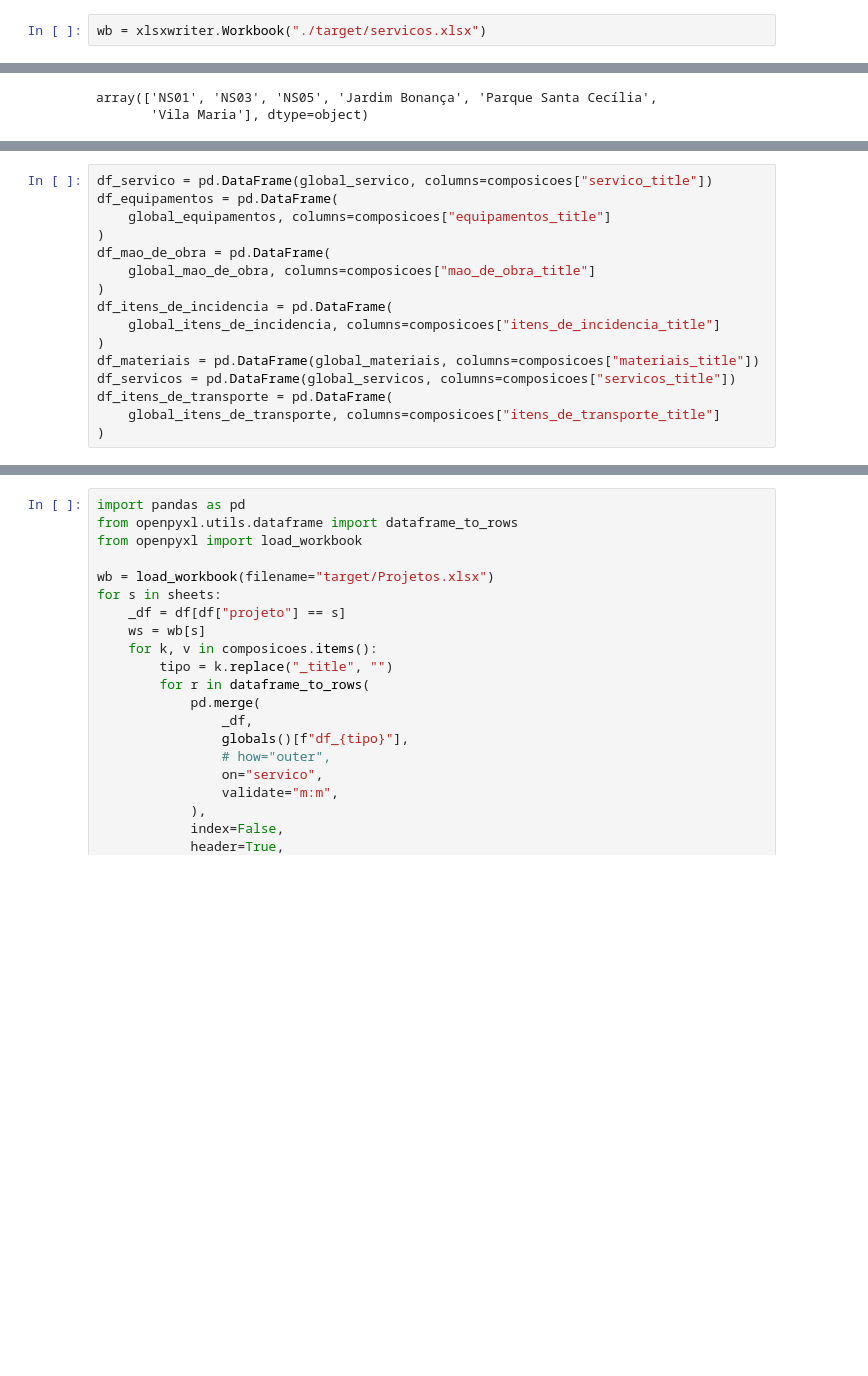
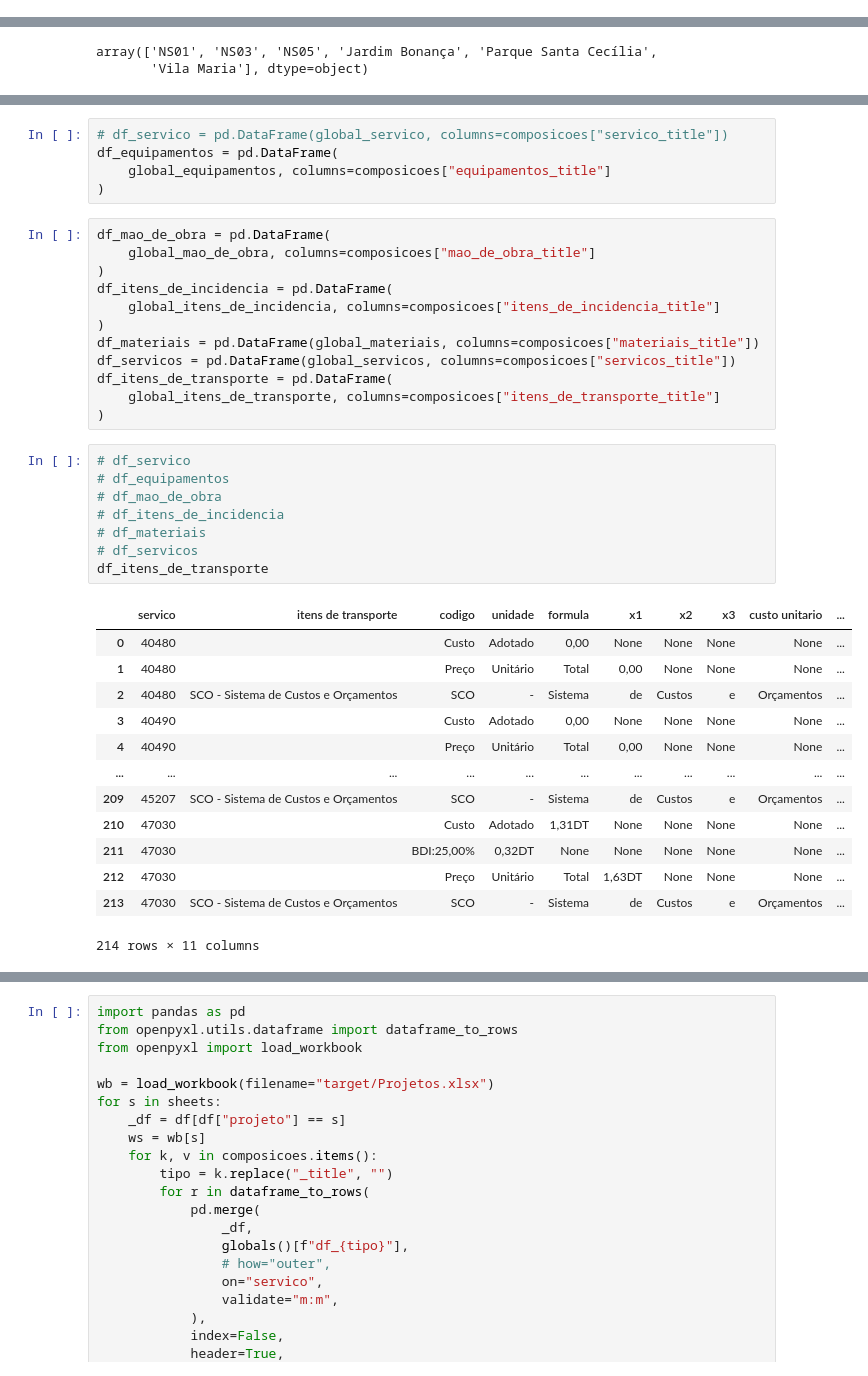
Before and after one commit to vinifroes/terraplanagem-pavimentacao, a Jupyter notebook: etl.ipynb, the cells around one changed output, grey strips where cells are left out. Drawn from its saved outputs; the diff is of its cells as text; blank space fills up the shorter version.

```diff
--- a/etl.ipynb
+++ b/etl.ipynb
@@ -86,6 +79,4 @@ composicoes = {
         "custo",
     ],
 }
-# %%
-wb = xlsxwriter.Workbook("./target/servicos.xlsx")
 # %%
@@ -456,8 +572,9 @@ df
+# %%
+# df_servico = pd.DataFrame(global_servico, columns=composicoes["servico_title"])
+df_equipamentos = pd.DataFrame(
+    global_equipamentos, columns=composicoes["equipamentos_title"]
+)
 # %%
-df_servico = pd.DataFrame(global_servico, columns=composicoes["servico_title"])
-df_equipamentos = pd.DataFrame(
-    global_equipamentos, columns=composicoes["equipamentos_title"]
-)
 df_mao_de_obra = pd.DataFrame(
     global_mao_de_obra, columns=composicoes["mao_de_obra_title"]
 )
@@ -469,3 +586,25 @@ df_servicos = pd.DataFrame(global_servicos, columns=composicoes["servicos_title"
 df_itens_de_transporte = pd.DataFrame(
     global_itens_de_transporte, columns=composicoes["itens_de_transporte_title"]
 )
+# %%
+# df_servico
+# df_equipamentos
+# df_mao_de_obra
+# df_itens_de_incidencia
+# df_materiais
+# df_servicos
+df_itens_de_transporte
+# %% [output]
+|  | servico | itens de transporte | codigo | unidade | formula | x1 | x2 | x3 | custo unitario | ... |
+| 0 | 40480 |  | Custo | Adotado | 0,00 | None | None | None | None | ... |
+| 1 | 40480 |  | Preço | Unitário | Total | 0,00 | None | None | None | ... |
+| 2 | 40480 | SCO - Sistema de Custos e Orçamentos | SCO | - | Sistema | de | Custos | e | Orçamentos | ... |
+| 3 | 40490 |  | Custo | Adotado | 0,00 | None | None | None | None | ... |
+| 4 | 40490 |  | Preço | Unitário | Total | 0,00 | None | None | None | ... |
+| ... | ... | ... | ... | ... | ... | ... | ... | ... | ... | ... |
+| 209 | 45207 | SCO - Sistema de Custos e Orçamentos | SCO | - | Sistema | de | Custos | e | Orçamentos | ... |
+| 210 | 47030 |  | Custo | Adotado | 1,31DT | None | None | None | None | ... |
+| 211 | 47030 |  | BDI:25,00% | 0,32DT | None | None | None | None | None | ... |
+| 212 | 47030 |  | Preço | Unitário | Total | 1,63DT | None | None | None | ... |
+| 213 | 47030 | SCO - Sistema de Custos e Orçamentos | SCO | - | Sistema | de | Custos | e | Orçamentos | ... |
+214 rows × 11 columns
```
Also changed, not shown: parts of 25 cells of this notebook, 3 other files.
